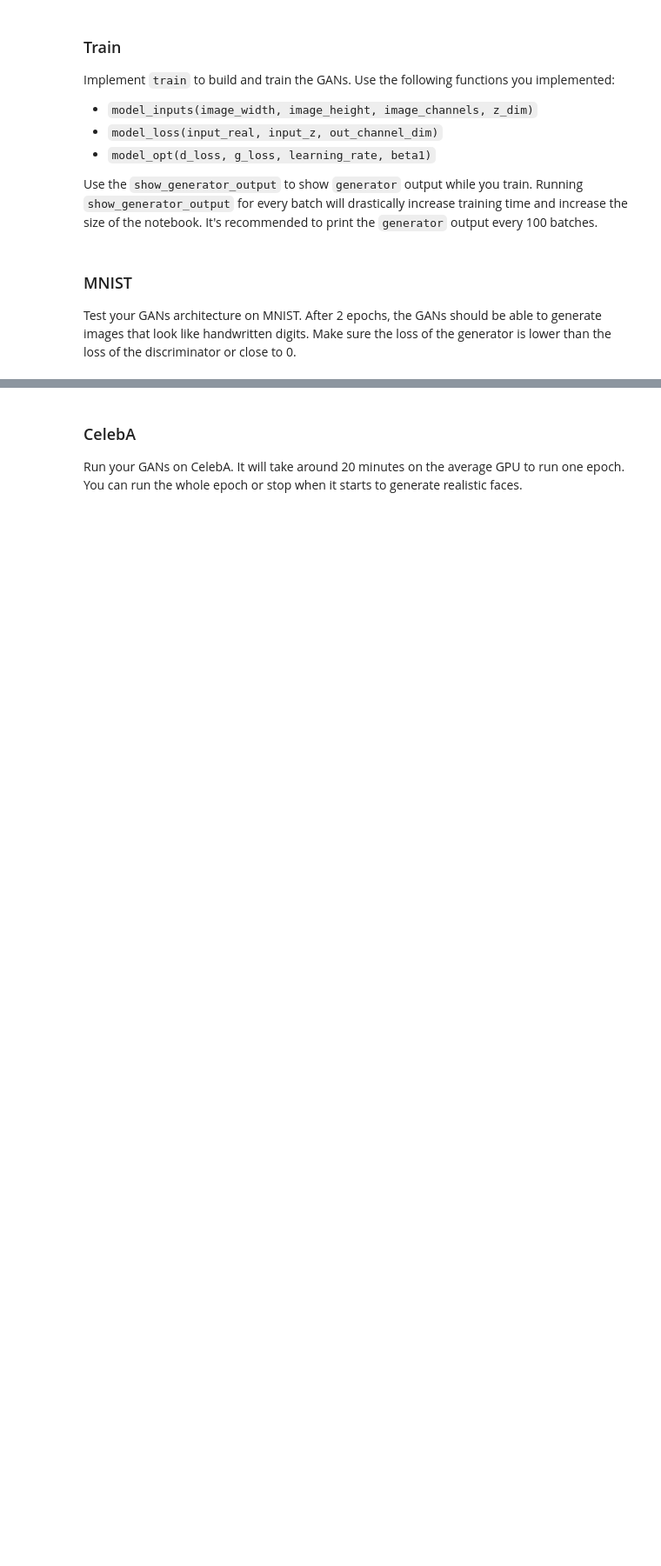
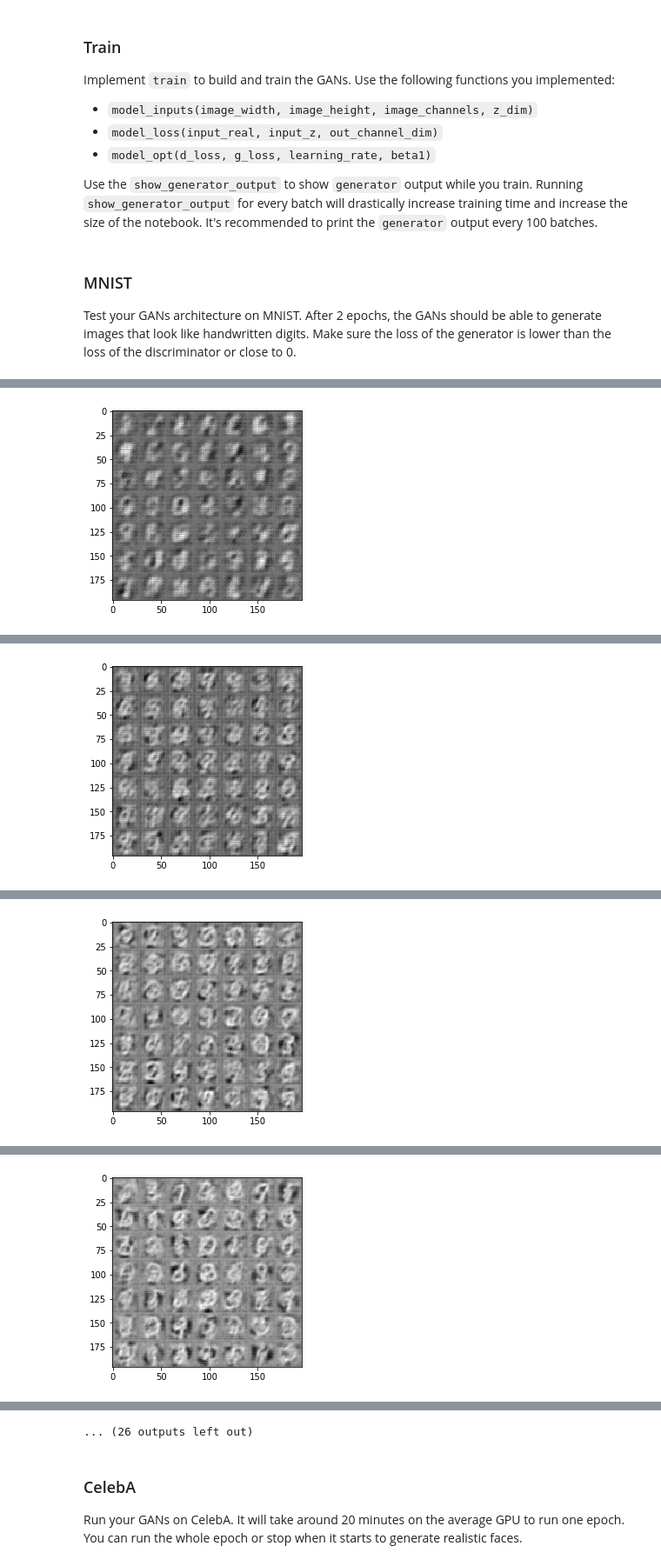
Before and after one commit to tgunderson/DLNano5, a Jupyter notebook: dlnd_face_generation.ipynb, the cells around one changed output, grey strips where cells are left out. Shown at 87% size. Saved outputs shown, nothing was run; the diff lists cells and outputs as text; code cells hidden in the pictures; blank space fills up the shorter version.

Commit message:
updating trainer

```diff
--- a/dlnd_face_generation.ipynb
+++ b/dlnd_face_generation.ipynb
@@ -152,16 +151,16 @@ def discriminator(images, reuse=False):
     # TODO: Implement Function
     with tf.variable_scope('discriminator', reuse=reuse):
         #step 1: apply a convolution to the input with a leaky relu
-        x1 = tf.layers.conv2d(images, 128, 5, strides=2, padding='same')
+        x1 = tf.layers.conv2d(images, 128, 5, strides=2, padding='same', kernel_initializer = tf.random_normal_initializer(stddev=0.02))
         x1 = tf.maximum(alpha * x1, x1)
 
         #step 2: add some layers
         # add batch normalization and a leaky relu each step
-        x2 = tf.layers.conv2d(x1, 256, 5, strides=2, padding='same')
+        x2 = tf.layers.conv2d(x1, 256, 5, strides=2, padding='same', kernel_initializer = tf.random_normal_initializer(stddev=0.02))
         x2 = tf.layers.batch_normalization(x2, training=True)
         x2 = tf.maximum(alpha * x2, x2)
 
-        x3 = tf.layers.conv2d(x2, 512, 5, strides=2, padding='same')
+        x3 = tf.layers.conv2d(x2, 512, 5, strides=2, padding='same', kernel_initializer = tf.random_normal_initializer(stddev=0.02))
         x3 = tf.layers.batch_normalization(x3, training=True)
         x3 = tf.maximum(alpha * x3, x3)
 
@@ -202,11 +201,11 @@ def generator(z, out_channel_dim, is_train=True):
         x1 = tf.layers.batch_normalization(x1, training=is_train)
         x1 = tf.maximum(alpha * x1, x1)
 
-        x2 = tf.layers.conv2d_transpose(x1, 256 , 5, strides=2, padding='same')
+        x2 = tf.layers.conv2d_transpose(x1, 256 , 5, strides=2, padding='same', kernel_initializer = tf.random_normal_initializer(stddev=0.02))
         x2 = tf.layers.batch_normalization(x2, training=is_train)
         x2 = tf.maximum(alpha * x2, x2)
 
-        x3 = tf.layers.conv2d_transpose(x2, 128 , 5, strides=2, padding='same')
+        x3 = tf.layers.conv2d_transpose(x2, 128 , 5, strides=2, padding='same', kernel_initializer = tf.random_normal_initializer(stddev=0.02))
         x3 = tf.layers.batch_normalization(x3, training=is_train)
         x3 = tf.maximum(alpha * x3, x3)
 
@@ -350,6 +349,8 @@ def train(epoch_count, batch_size, z_dim, learning_rate, beta1, get_batches, dat
     # TODO: Build Model
 
     #saver = tf.train.Saver()
+
+    #tf.reset_default_graph()
 
     _, image_height, image_width, image_dim = data_shape
     inputs_real, inputs_z, l_rate = model_inputs(image_height,image_width, image_dim ,z_dim)
@@ -386,21 +387,13 @@ def train(epoch_count, batch_size, z_dim, learning_rate, beta1, get_batches, dat
                           "Discriminator Loss: {:.4f}...".format(train_loss_d),
                           "Generator Loss: {:.4f}".format(train_loss_g))
 
-
-                    # Save losses to view after training
-                #    losses.append((train_loss_d, train_loss_g))
-
                 if steps % 100 == 0:
-                    show_generator_output(sess, n_images, input_z, out_channel_dim, data_image_mode)
-
-
-
-        #saver.save(sess, 'generator.ckpt')
+                    show_generator_output(sess, 50, inputs_z, image_dim, data_image_mode)
 # %% [markdown]
 ### MNIST
 Test your GANs architecture on MNIST.  After 2 epochs, the GANs should be able to generate images that look like handwritten digits.  Make sure the loss of the generator is lower than the loss of the discriminator or close to 0.
 # %%
-batch_size = 128
+batch_size = 64
 z_dim = 100
 learning_rate = 0.0002
 beta1 = 0.5
@@ -420,0 +422 @@ Epoch 1/2... Discriminator Loss: 0.0175... Generator Loss: 5.8119
+[figure, added]
@@ -420,0 +433 @@ Epoch 1/2... Discriminator Loss: 0.0175... Generator Loss: 5.8119
+[figure, added]
@@ -420,0 +444 @@ Epoch 1/2... Discriminator Loss: 0.0175... Generator Loss: 5.8119
+[figure, added]
@@ -420,0 +455 @@ Epoch 1/2... Discriminator Loss: 0.0175... Generator Loss: 5.8119
+[figure, added]
@@ -421,3 +478,4 @@ Epoch 1/2... Discriminator Loss: 0.0175... Generator Loss: 5.8119
+... (26 outputs left out)
 # %% [markdown]
 ### CelebA
 Run your GANs on CelebA.  It will take around 20 minutes on the average GPU to run one epoch.  You can run the whole epoch or stop when it starts to generate realistic faces.
```
Also changed, not shown: parts of 7 cells of this notebook.
